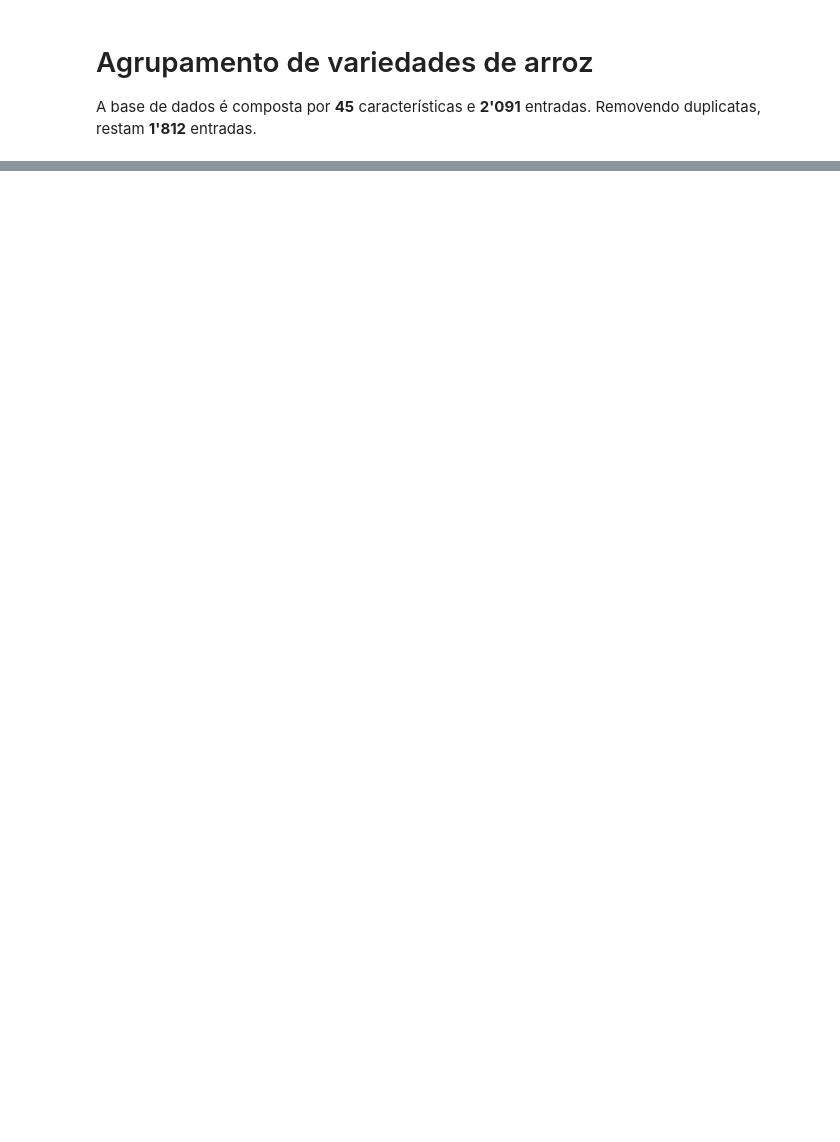
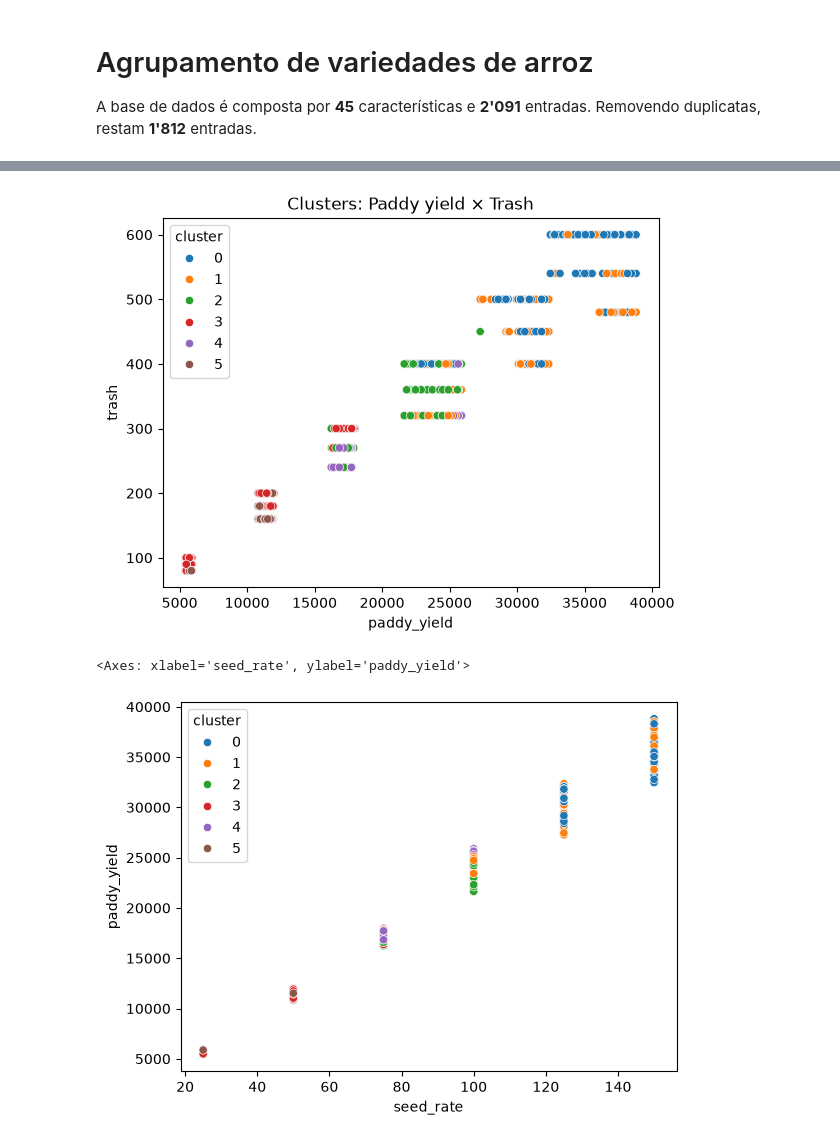
Before and after one commit to gabdumal/data_mining, a Jupyter notebook: assignment_3/main.ipynb, the cells around one changed output, grey strips where cells are left out. Cells and saved outputs as stored; diff of their text form; code cells hidden in the pictures; blank space fills up the shorter version.

```diff
--- a/assignment_3/main.ipynb
+++ b/assignment_3/main.ipynb
@@ -76,0 +125,24 @@ Centroides:
+# %%
+sns.scatterplot(
+    data=clustered_df_by_kp,
+    x="paddy_yield",
+    y="trash",
+    hue="cluster",
+    palette="tab10",
+)
+plt.title("Clusters: Paddy yield × Trash")
+plt.show()
+
+sns.scatterplot(
+    data=clustered_df_by_kp,
+    x="seed_rate",
+    y="paddy_yield",
+    hue="cluster",
+    palette="tab10",
+)
+plt.title("Clusters: Paddy yield × Trash")
+plt.show()
+# %% [output]
+[figure, added]
+<Axes: xlabel='seed_rate', ylabel='paddy_yield'>
+[figure, added]
```
Also changed, not shown: parts of 8 cells of this notebook, 1 other file.
